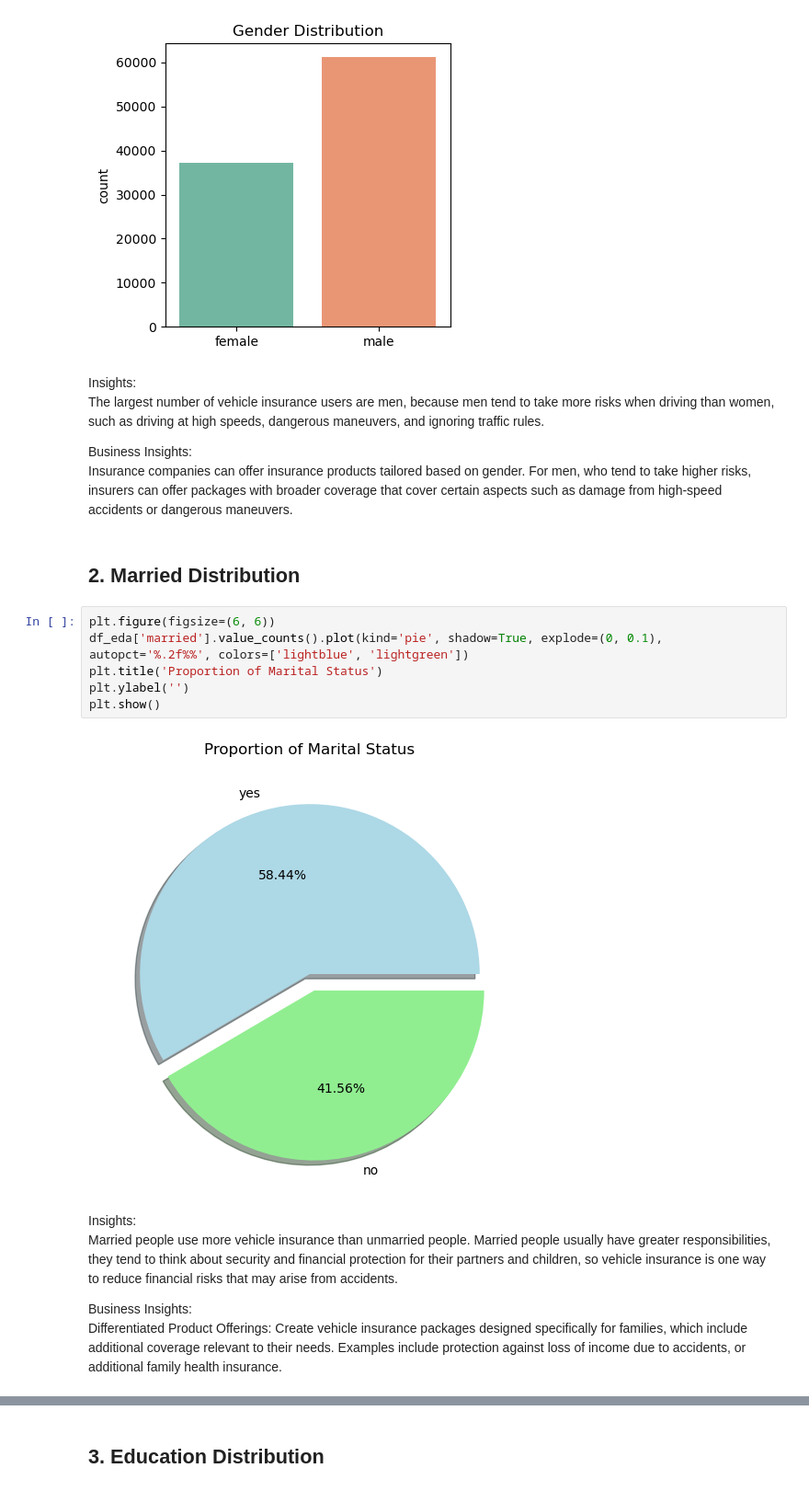
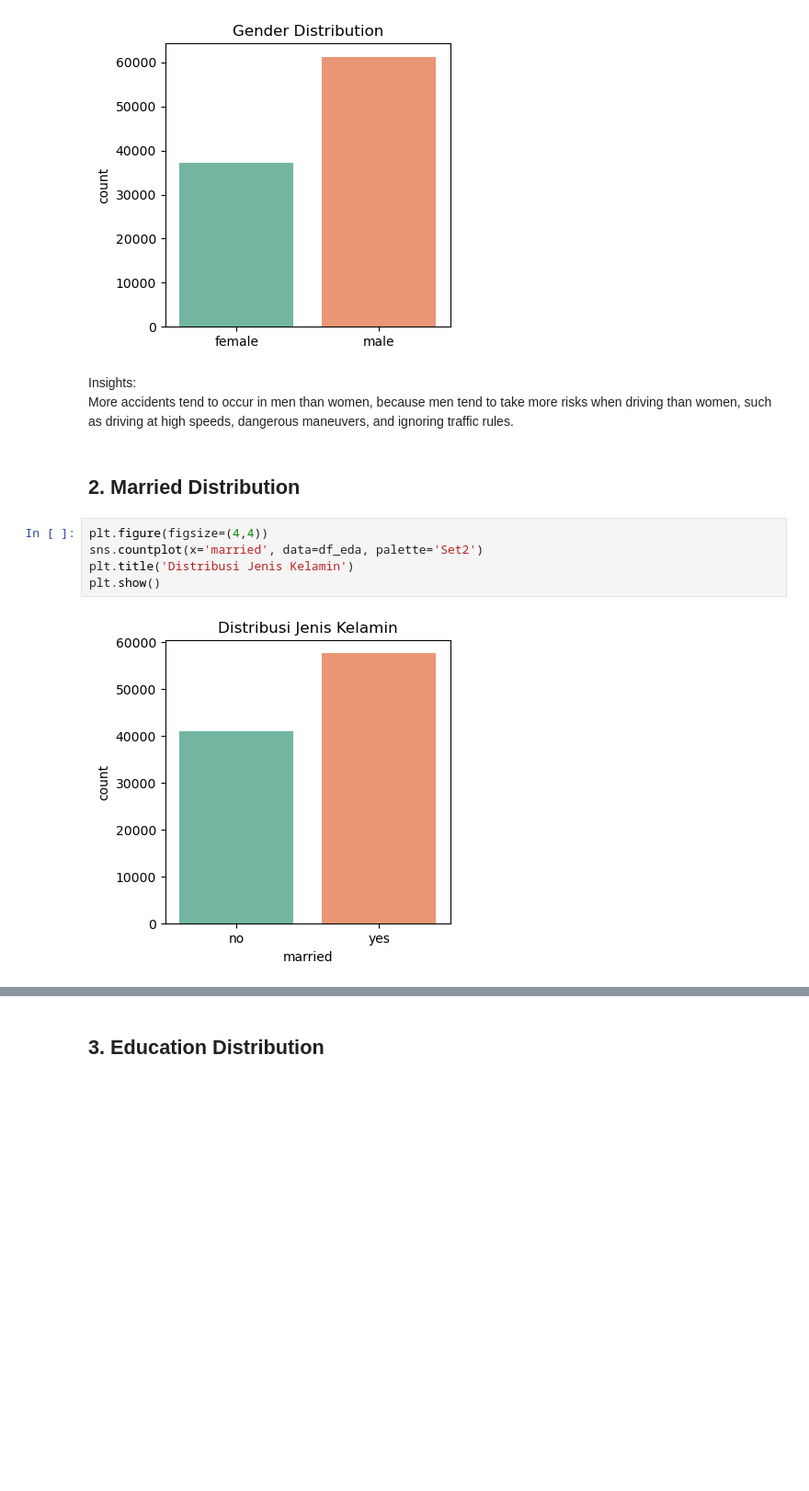
Before and after one commit to FTDS-assignment-bay/p2-final-project-ftds-012-hck-group-001, a Jupyter notebook: vehicle_damage_analysis_ing.ipynb, the cells around one changed output, grey strips where cells are left out. Shown: that part at 92% size. Saved outputs shown, nothing was run; the diff lists cells and outputs as text; blank space fills up the shorter version.

```diff
--- a/vehicle_damage_analysis_ing.ipynb
+++ b/vehicle_damage_analysis_ing.ipynb
@@ -83,24 +83,13 @@ plt.show()
 [figure]
 # %% [markdown]
 Insights:
-The largest number of vehicle insurance users are men, because men tend to take more risks when driving than women, such as driving at high speeds, dangerous maneuvers, and ignoring traffic rules.
-
-Business Insights:
-Insurance companies can offer insurance products tailored based on gender. For men, who tend to take higher risks, insurers can offer packages with broader coverage that cover certain aspects such as damage from high-speed accidents or dangerous maneuvers.
+More accidents tend to occur in men than women, because men tend to take more risks when driving than women, such as driving at high speeds, dangerous maneuvers, and ignoring traffic rules.
 # %% [markdown]
 ## 2. Married Distribution
-# %%
-plt.figure(figsize=(6, 6))
-df_eda['married'].value_counts().plot(kind='pie', shadow=True, explode=(0, 0.1), autopct='%.2f%%', colors=['lightblue', 'lightgreen'])
-plt.title('Proportion of Marital Status')
-plt.ylabel('')
-plt.show()
-# %% [output]
-[figure, removed]
-# %% [markdown]
-Insights:
-Married people use more vehicle insurance than unmarried people.
-Married people usually have greater responsibilities, they tend to think about security and financial protection for their partners and children, so vehicle insurance is one way to reduce financial risks that may arise from accidents.
-
-Business Insights:
-Differentiated Product Offerings: Create vehicle insurance packages designed specifically for families, which include additional coverage relevant to their needs. Examples include protection against loss of income due to accidents, or additional family health insurance.
+# %%
+plt.figure(figsize=(4,4))
+sns.countplot(x='married', data=df_eda, palette='Set2')
+plt.title('Distribusi Jenis Kelamin')
+plt.show()
+# %% [output]
+[figure, added]
```
Also changed, not shown: parts of 18 cells of this notebook, 3 other files.
